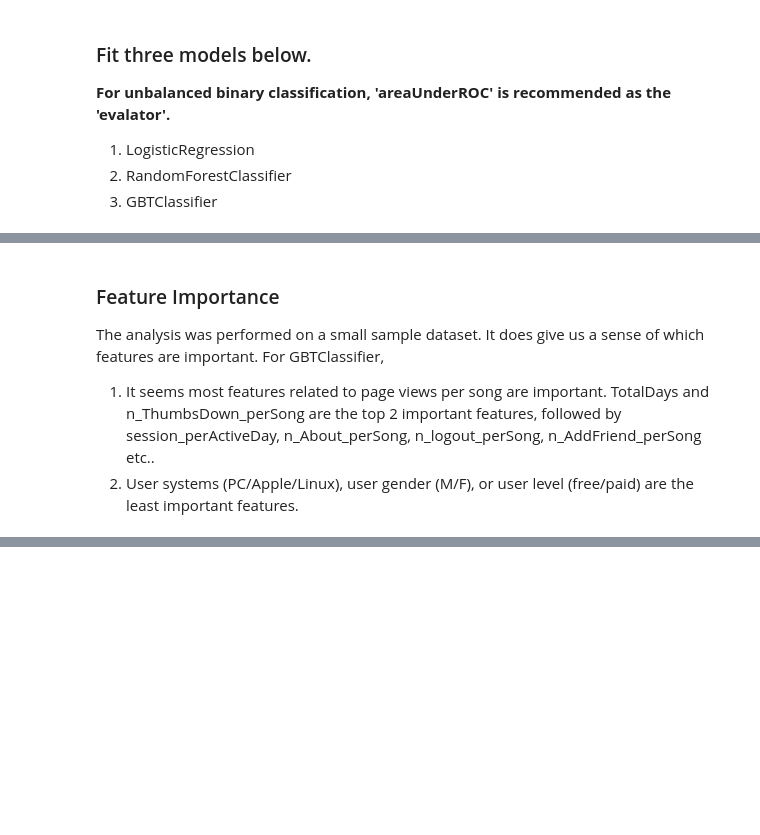
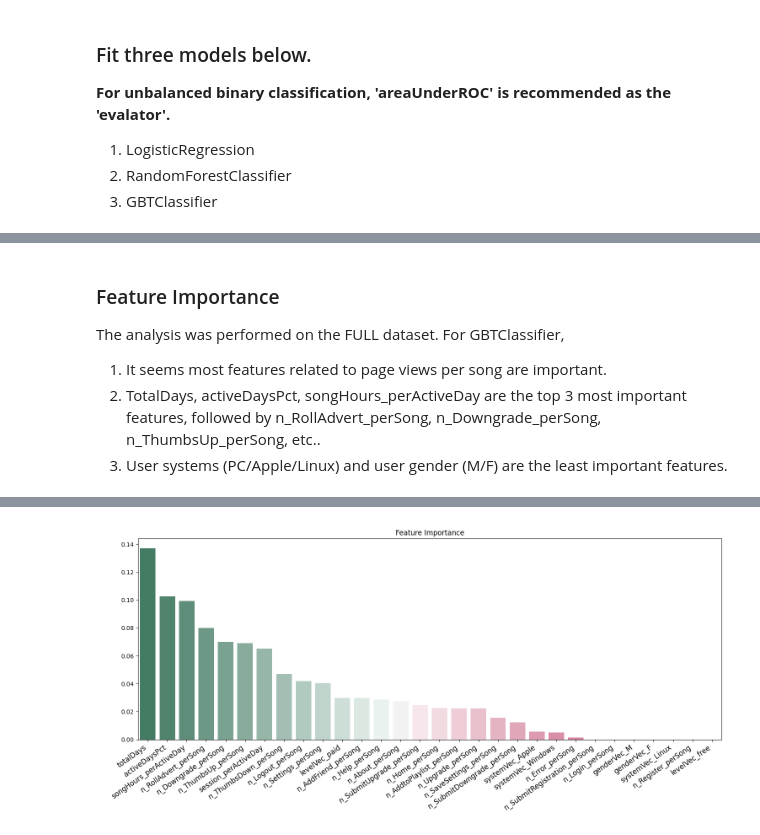
Before and after one commit to ustcdj/Sparkify_Churn_Analysis, a Jupyter notebook: aws.ipynb, the cells around one changed output, grey strips where cells are left out. Cells and saved outputs as stored; diff of their text form; code cells hidden in the pictures; blank space fills up the shorter version.

```diff
--- a/aws.ipynb
+++ b/aws.ipynb
@@ -156,7 +169,7 @@ def data_processing(path):
                         .otherwise('other'))
 
     # create a datetime window to rank each user' activity from latest to earliest
-    windowval = Window.partitionBy("userId").orderBy(desc("ts"))
+    windowval = Window.partitionBy("userId").orderBy(desc("ts"), desc("itemInSession"))
     df = df.withColumn("rank", rank().over(windowval))
 
     # find each user's latest status of churn, gender, system, level
@@ -617,8 +603,10 @@ gbt = GBTClassifier()
 
 # Create the parameter grid, add hyperparameters, and build the grid
 grid3 = ParamGridBuilder() \
-        .addGrid(gbt.maxDepth, [3, 5, 10]) \
+        .addGrid(gbt.maxDepth, [4, 7]) \
+        .addGrid(gbt.maxIter, [10, 20]) \
+        .addGrid(gbt.stepSize, [0.1, 0.5]) \
+        .build()
+
 #        .addGrid(gbt.maxBins, [16, 32, 48]) \
 #        .addGrid(gbt.maxIter, [10, 20, 30]) \
-        .addGrid(gbt.stepSize, [0.1, 0.5]) \
-        .build()
@@ -650,19 +660,23 @@ pd.concat([lr_model_metrics, rf_model_metrics, gbt_model_metrics])
 # %% [markdown]
 ### Feature Importance
-The analysis was performed on a small sample dataset. It does give us a sense of which features are important.
-For GBTClassifier,
-1. It seems most features related to page views per song are important. TotalDays and n_ThumbsDown_perSong are the top 2 important features, followed by session_perActiveDay, n_About_perSong, n_logout_perSong, n_AddFriend_perSong etc..
-2. User systems (PC/Apple/Linux), user gender (M/F), or user level (free/paid) are the least important features.
+The analysis was performed on the FULL dataset. For GBTClassifier,
+1. It seems most features related to page views per song are important.
+2. TotalDays, activeDaysPct, songHours_perActiveDay are the top 3 most important features, followed by n_RollAdvert_perSong, n_Downgrade_perSong, n_ThumbsUp_perSong, etc..
+3. User systems (PC/Apple/Linux) and user gender (M/F) are the least important features.
 # %%
 df_feature_importance = ExtractFeatureImp(gbt_best_model.featureImportances, df, "features")
 
 # plot model's correlation coefficients
-plt.figure(figsize=(15, 16));
+plt.figure(figsize=(15, 7));
 
 palette = sn.diverging_palette(150, 0, n=27)
 
 sn.barplot(x=df_feature_importance.name, y=df_feature_importance.score, data=df_feature_importance, palette=palette)
 plt.xticks(rotation=35, ha='right', fontsize=12)
-plt.title('feature importance');
+plt.title('Feature Importance')
+plt.xlabel('')
+plt.ylabel('')
+plt.tight_layout()
 
 %matplot plt
+# %% [output]
@@ -668,0 +684 @@ plt.title('feature importance');
+[figure, added]
```
Also changed, not shown: parts of 33 cells of this notebook.
